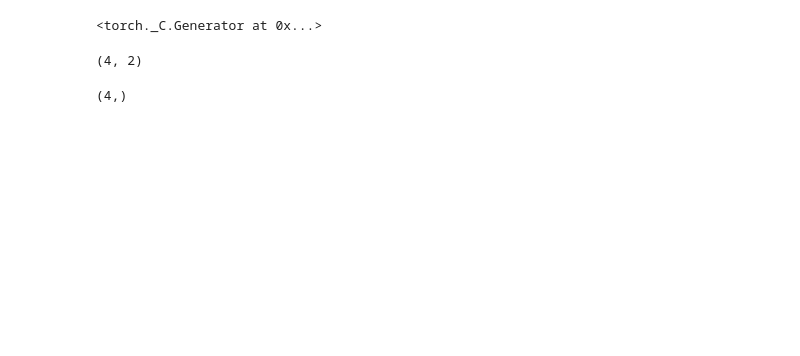
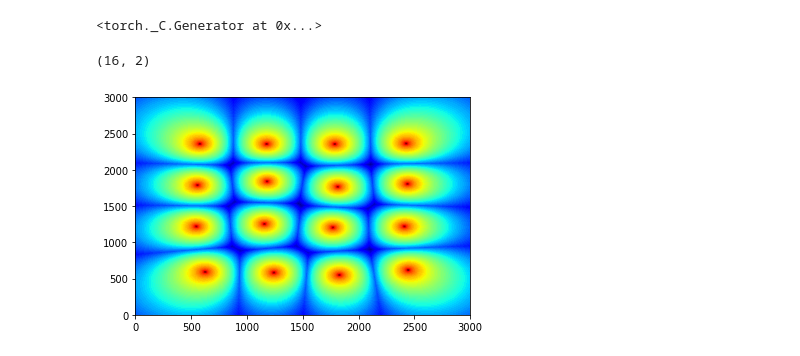
Before and after one commit to Ahmed-5/graduation_project, a Jupyter notebook: propagation loss sinr.ipynb, the cells around one changed output. Saved outputs shown, nothing was run; the diff lists cells and outputs as text; code cells hidden in the pictures; blank space fills up the shorter version.

```diff
--- a/propagation loss sinr.ipynb
+++ b/propagation loss sinr.ipynb
@@ -16,24 +17,43 @@ torch.manual_seed(154012)
 # %% [output]
 <torch._C.Generator at 0x...>
 # %%
+fc = 2.6 #2.6 GHz
+bandwidth = 1e7 #10 MHz
+temp = 40 + 273.15 # 40 celsius in kelvin
+boltz = 1.381e-23
+epsilon = 1e-7
+row_bs = 4
+col_bs = 4
+mean_dist = 600
+grid_width = mean_dist*(row_bs+1)
+grid_height = mean_dist*(col_bs+1)
+
+# if torch.cuda.is_available():
+#   blackout_choices = cp.array([
+#       [3*3600, 4*3600],
+#       [6*3600, 4*3600],
+#       [14*3600, 4*3600],
+#       [19*3600, 4*3600],
+#   ])
+#   bs_loc = cp.mgrid[mean_dist: grid_width-mean_dist:mean_dist, mean_dist: grid_height-mean_dist:mean_dist]
+#   bs_loc = bs_loc.reshape((2,-1)).T
+#   bs_loc += mean_dist//10 - cp.random.randint(0, 2*mean_dist//10, bs_loc.shape)
+
+#   bs_power = cp.array([40. for i in bs_loc])
+
+#   print(bs_loc.shape)
+
+#   bs_blackout = blackout_choices[cp.random.randint(0,3, (row_bs*col_bs))]
+
+
+# else:
 blackout_choices = np.array([
     [3*3600, 4*3600],
     [6*3600, 4*3600],
     [14*3600, 4*3600],
     [19*3600, 4*3600],
 ])
-
-fc = 2.6 #2.6 GHz
-bandwidth = 1e7 #10 MHz
-temp = 40 + 273.15 # 40 celsius in kelvin
-boltz = 1.381e-23
-epsilon = 1e-7
-row_bs = 2
-col_bs = 2
-mean_dist = 600
-grid_width = mean_dist*(row_bs+2)
-grid_height = mean_dist*(col_bs+2)
-bs_loc = np.mgrid[mean_dist: grid_width-mean_dist:mean_dist, mean_dist: grid_height-mean_dist:mean_dist]
+bs_loc = np.mgrid[mean_dist: grid_width:mean_dist, mean_dist: grid_height:mean_dist]
 bs_loc = bs_loc.reshape((2,-1)).T
 bs_loc += mean_dist//10 - np.random.randint(0, 2*mean_dist//10, bs_loc.shape)
 
@@ -43,7 +63,7 @@ print(bs_loc.shape)
 
 bs_blackout = blackout_choices[np.random.randint(0,3, (row_bs*col_bs))]
 # %% [output]
-(4, 2)
+(16, 2)
 # %%
 # class Environment():
 #     def __init__(self, bs_loc, bs_power, bs_blackouts, max_power, min_power, n_actions, grid_width, grid_height, n_nearest):
@@ -432,17 +643,13 @@ eps_decay = 0.001
 target_update = 10
 memory_size = 1000
 lr = 0.001
-num_episodes = 5000
+num_episodes = 1000
 # print(bs_power.shape)
 env = Environment(bs_loc, bs_power, bs_blackout,10, 0, 11, grid_width, grid_height, 4)
 strategy = EpsilonGreedyStrategy(eps_start, eps_end, eps_decay)
 agent = Agent(strategy, env.get_output_dim())
 memory = ReplayMemory(memory_size)
-
-policy_net = DQN(env.get_input_dim(), env.get_output_dim())
-target_net = DQN(env.get_input_dim(), env.get_output_dim())
-target_net.load_state_dict(policy_net.state_dict())
-target_net.eval()
-optimizer = optim.Adam(params=policy_net.parameters(), lr=lr)
-# %% [output]
-(4,)
+# %%
+env.save_bit_rate_plot()
+# %% [output]
+[figure, added]
```
Also changed, not shown: parts of 10 cells of this notebook.
